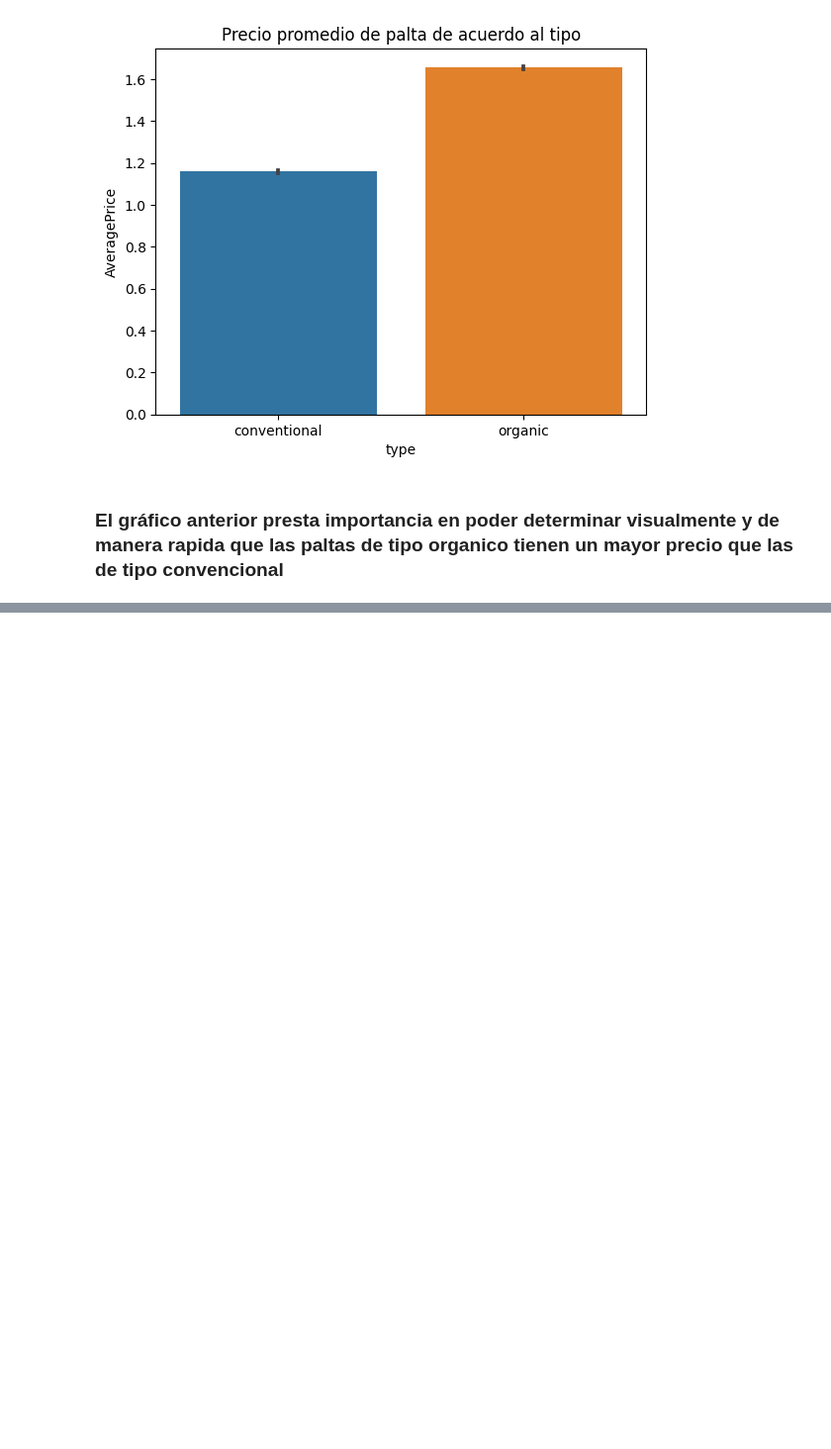
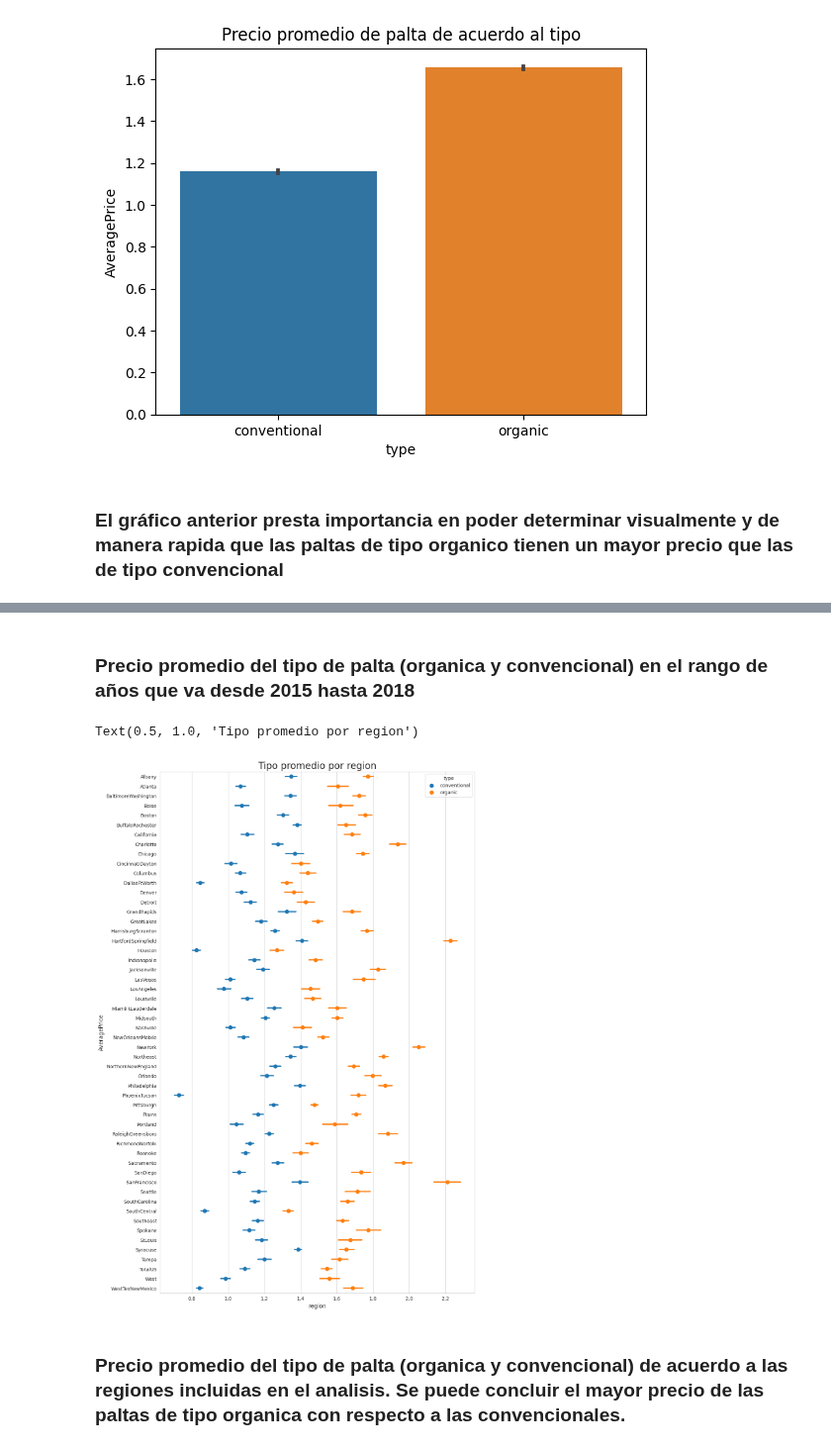
Before and after one commit to FacundoCardozo5/CoderHouse_CH-32845, a Jupyter notebook: notebooks/VisualizaciónCardozoDEFINITIVO.ipynb, the cells around one changed output, grey strips where cells are left out. Shown at 99% size. Cells and saved outputs as stored; diff of their text form; code cells hidden in the pictures; blank space fills up the shorter version.

```diff
--- a/notebooks/VisualizaciónCardozoDEFINITIVO.ipynb
+++ b/notebooks/VisualizaciónCardozoDEFINITIVO.ipynb
@@ -173,0 +181,14 @@ plt.show()
+# %% [markdown]
+### Precio promedio del tipo de palta (organica y convencional) en el rango de años que va desde 2015 hasta 2018
+# %%
+plt.figure(figsize=(12,20))
+sns.set_style('whitegrid')
+sns.pointplot(x='AveragePrice', y='region', data=df, hue='type', join=False)
+plt.xlabel('region', {'fontsize' : 'large'})
+plt.ylabel('AveragePrice', {'fontsize' : 'large'})
+plt.title("Tipo promedio por region", {'fontsize' : 20})
+# %% [output]
+Text(0.5, 1.0, 'Tipo promedio por region')
+[figure, added]
+# %% [markdown]
+### Precio promedio del tipo de palta (organica y convencional) de acuerdo a las regiones incluidas en el analisis. Se puede concluir el mayor precio de las paltas de tipo organica con respecto a las convencionales.
```
Also changed, not shown: parts of 1 cell of this notebook, 1 other file.
